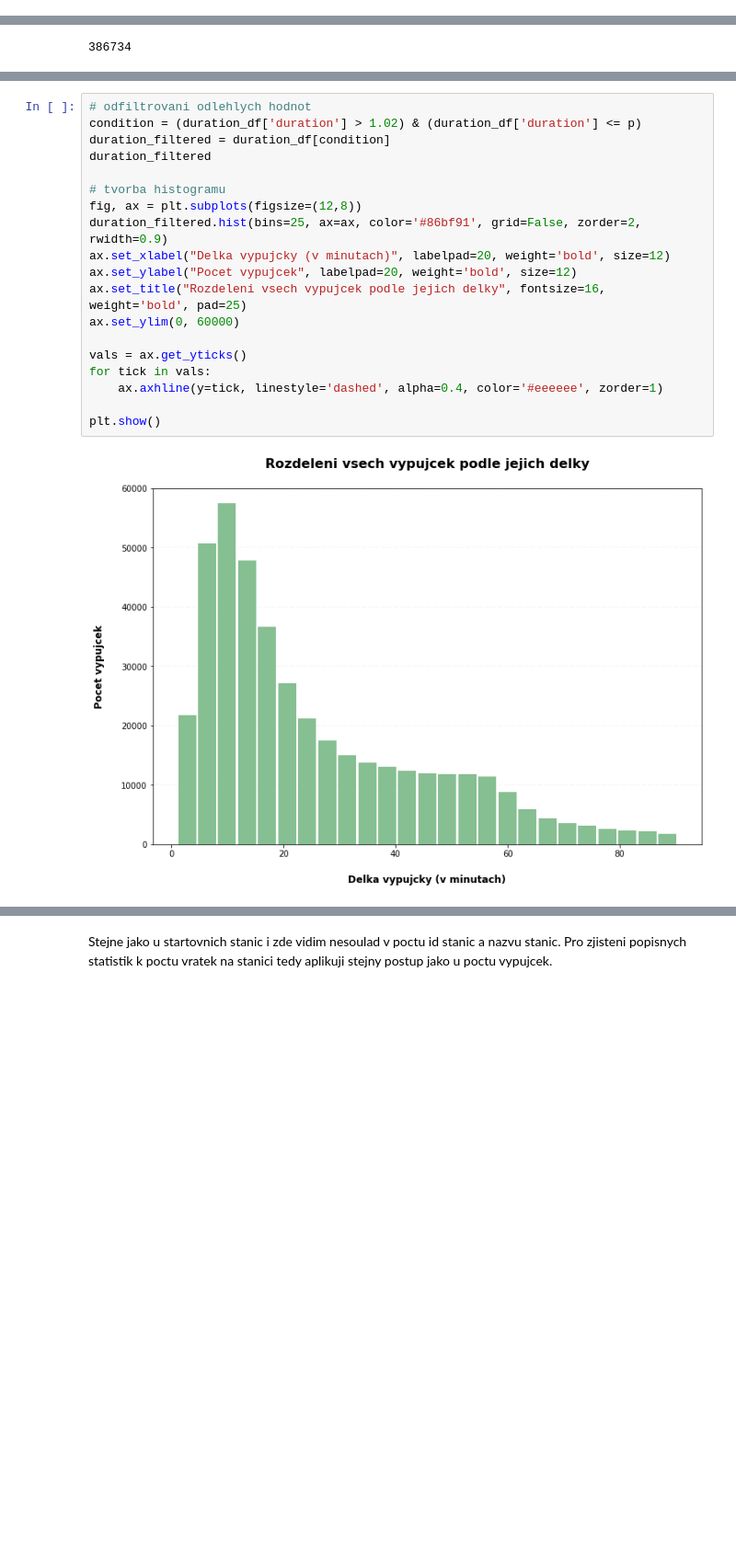
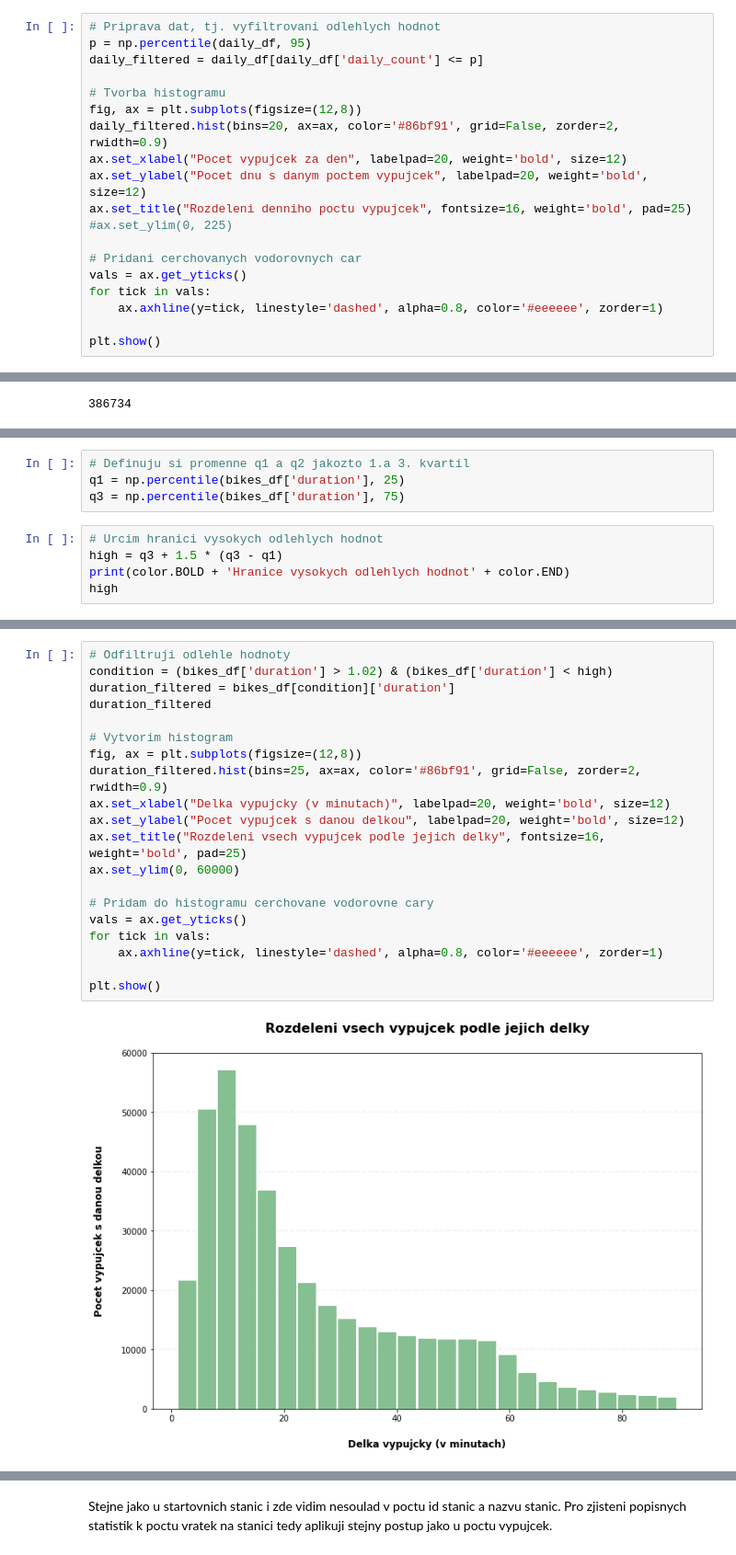
Before and after one commit to xpisp11/Pandas_project, a Jupyter notebook: Projekt.ipynb, the cells around one changed output, grey strips where cells are left out. Shown at 92% size. Cells and saved outputs as stored; diff of their text form; blank space fills up the shorter version.

```diff
--- a/Projekt.ipynb
+++ b/Projekt.ipynb
@@ -172,0 +181,19 @@ Delka jedne vypujcky
+# %%
+# Priprava dat, tj. vyfiltrovani odlehlych hodnot
+p = np.percentile(daily_df, 95)
+daily_filtered = daily_df[daily_df['daily_count'] <= p]
+
+# Tvorba histogramu
+fig, ax = plt.subplots(figsize=(12,8))
+daily_filtered.hist(bins=20, ax=ax, color='#86bf91', grid=False, zorder=2, rwidth=0.9)
+ax.set_xlabel("Pocet vypujcek za den", labelpad=20, weight='bold', size=12)
+ax.set_ylabel("Pocet dnu s danym poctem vypujcek", labelpad=20, weight='bold', size=12)
+ax.set_title("Rozdeleni denniho poctu vypujcek", fontsize=16, weight='bold', pad=25)
+#ax.set_ylim(0, 225)
+
+# Pridani cerchovanych vodorovnych car
+vals = ax.get_yticks()
+for tick in vals:
+    ax.axhline(y=tick, linestyle='dashed', alpha=0.8, color='#eeeeee', zorder=1)
+
+plt.show()
@@ -205,0 +260,9 @@ Pro tvorbu histogramu zobrazujiciho cetnost jednotlivych delek vypujcek je nejpr
+# %%
+# Definuju si promenne q1 a q2 jakozto 1.a 3. kvartil
+q1 = np.percentile(bikes_df['duration'], 25)
+q3 = np.percentile(bikes_df['duration'], 75)
+# %%
+# Urcim hranici vysokych odlehlych hodnot
+high = q3 + 1.5 * (q3 - q1)
+print(color.BOLD + 'Hranice vysokych odlehlych hodnot' + color.END)
+high
@@ -242,22 +308,23 @@ Co se tyce nizkych odlehlych hodnot, za ty povazuji veskere "minutove" vypujcky
 # %%
-# odfiltrovani odlehlych hodnot
-condition = (duration_df['duration'] > 1.02) & (duration_df['duration'] <= p)
-duration_filtered = duration_df[condition]
+# Odfiltruji odlehle hodnoty
+condition = (bikes_df['duration'] > 1.02) & (bikes_df['duration'] < high)
+duration_filtered = bikes_df[condition]['duration']
 duration_filtered
 
-# tvorba histogramu
+# Vytvorim histogram
 fig, ax = plt.subplots(figsize=(12,8))
 duration_filtered.hist(bins=25, ax=ax, color='#86bf91', grid=False, zorder=2, rwidth=0.9)
 ax.set_xlabel("Delka vypujcky (v minutach)", labelpad=20, weight='bold', size=12)
-ax.set_ylabel("Pocet vypujcek", labelpad=20, weight='bold', size=12)
+ax.set_ylabel("Pocet vypujcek s danou delkou", labelpad=20, weight='bold', size=12)
 ax.set_title("Rozdeleni vsech vypujcek podle jejich delky", fontsize=16, weight='bold', pad=25)
 ax.set_ylim(0, 60000)
 
+# Pridam do histogramu cerchovane vodorovne cary
 vals = ax.get_yticks()
 for tick in vals:
-    ax.axhline(y=tick, linestyle='dashed', alpha=0.4, color='#eeeeee', zorder=1)
+    ax.axhline(y=tick, linestyle='dashed', alpha=0.8, color='#eeeeee', zorder=1)
 
 plt.show()
 # %% [output]
-[figure, old version]
+[figure, new version]
 # %% [markdown]
```
Also changed, not shown: parts of 102 cells of this notebook.
